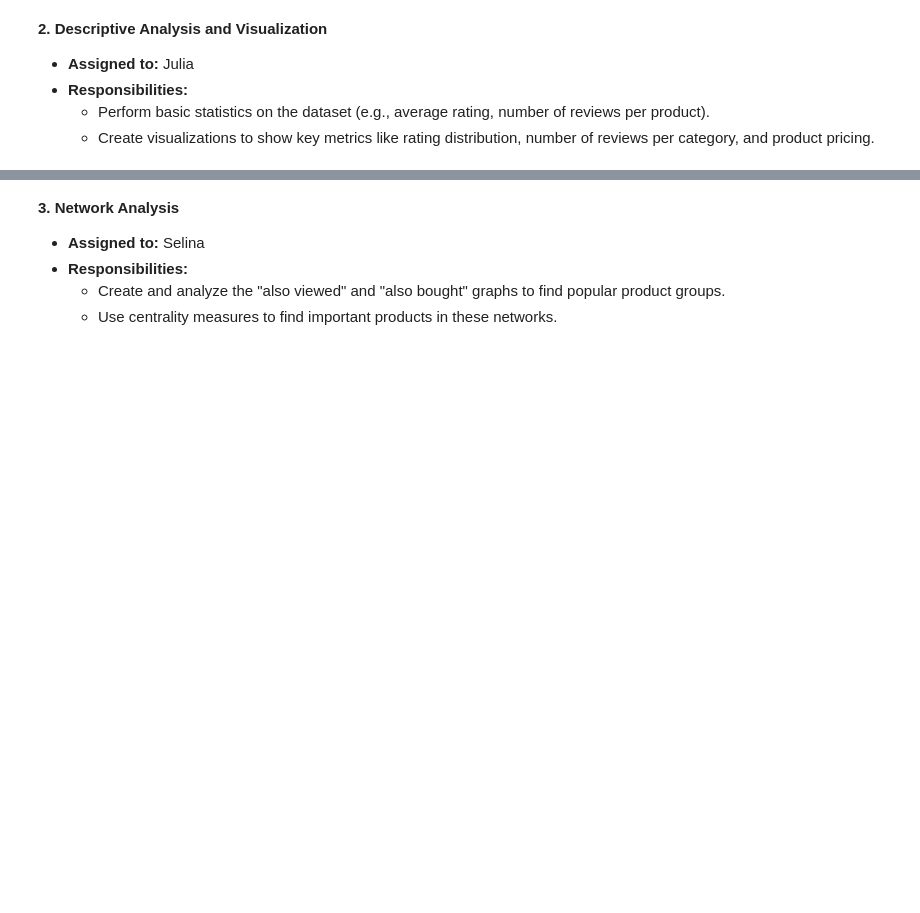
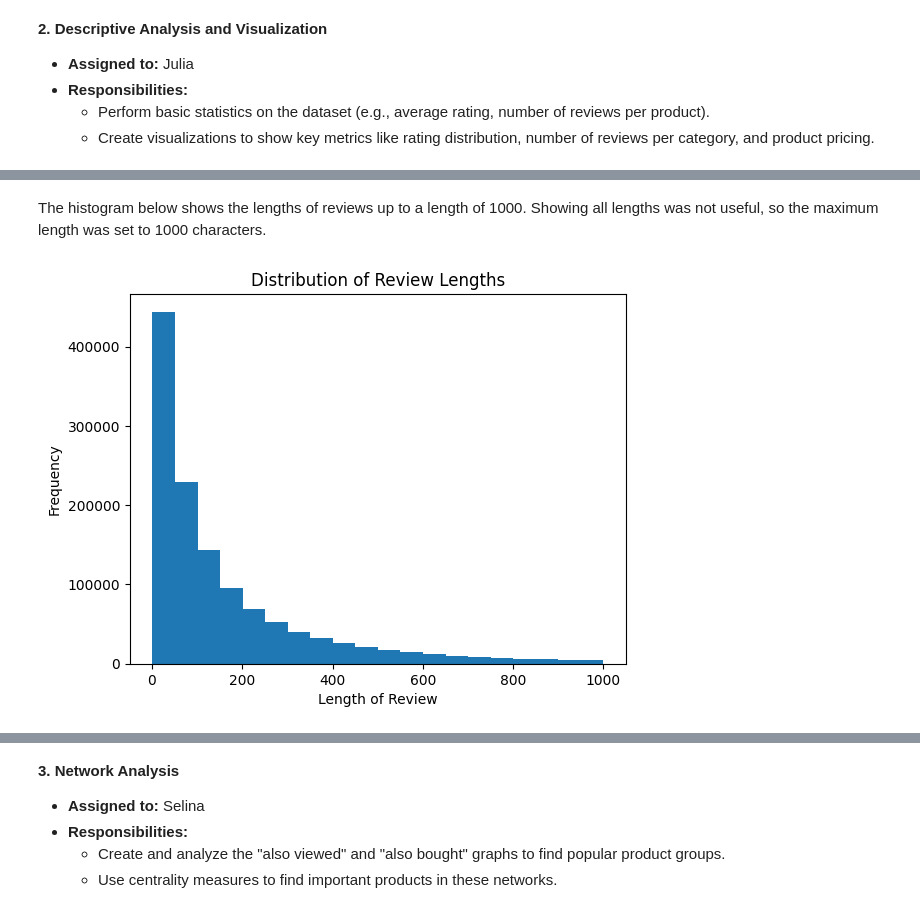
Before and after one commit to hbedros/data620-final-project, a Jupyter notebook: main.ipynb, the cells around one changed output, grey strips where cells are left out. Drawn from its saved outputs; the diff is of its cells as text; code cells hidden in the pictures; blank space fills up the shorter version.

```diff
--- a/main.ipynb
+++ b/main.ipynb
@@ -34,0 +104,17 @@ The data left in the final csv file named electronics.csv is from after 2016.
+# %% [markdown]
+The histogram below shows the lengths of reviews up to a length of 1000. Showing all lengths was not useful, so the maximum length was set to 1000 characters.
+# %%
+# Plot histogram of review lengths
+df['reviewText'] = df['reviewText'].astype(str)
+
+df['review_length'] = df['reviewText'].apply(len)
+
+filtered_df = df[(df['review_length'] >= 0) & (df['review_length'] <= 1000)]
+
+filtered_df['review_length'].plot(kind='hist', bins=20)
+plt.title('Distribution of Review Lengths')
+plt.xlabel('Length of Review')
+plt.ylabel('Frequency')
+plt.show()
+# %% [output]
+[figure, added]
```
Also changed, not shown: parts of 14 cells of this notebook.
